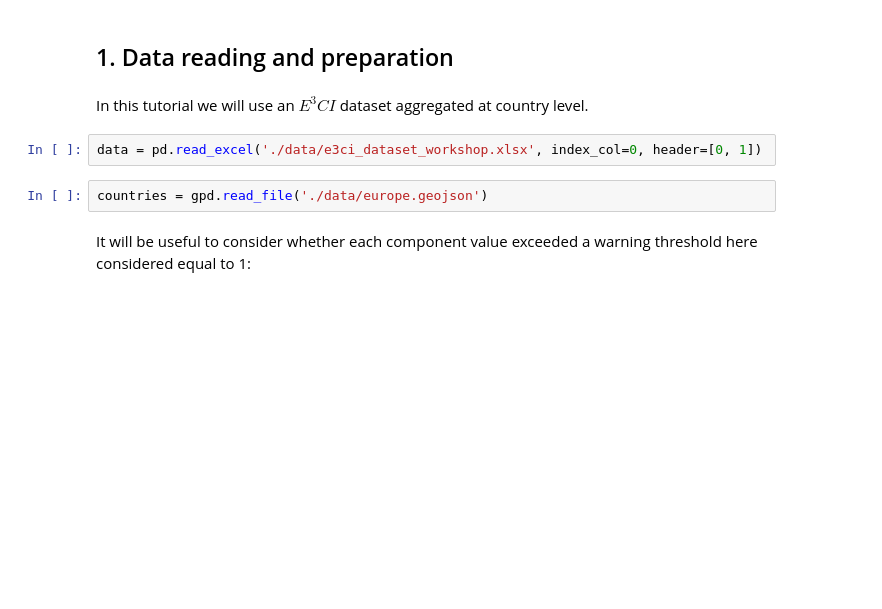
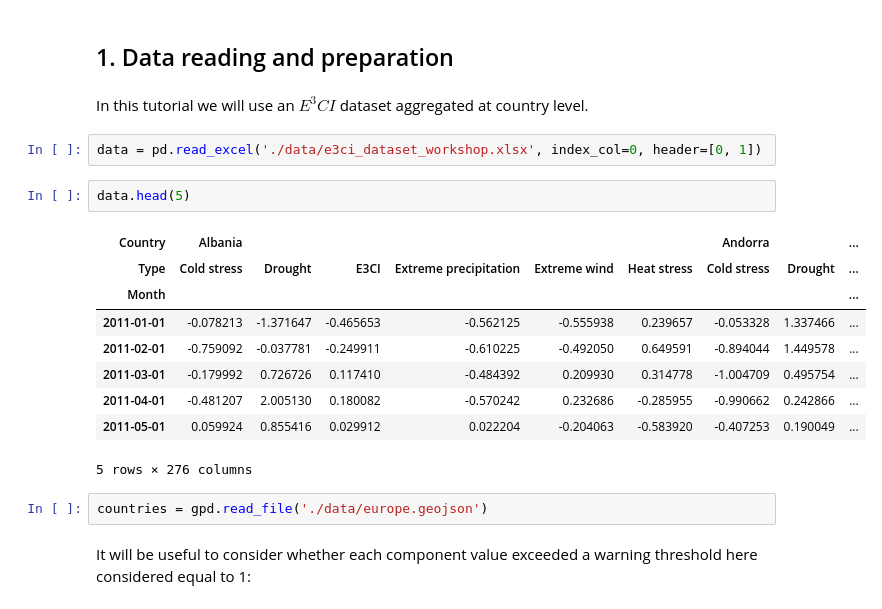
Before and after one commit to neivnova/mooc-machine-learning-weather-climate, a Jupyter notebook: tier_3/ocean_climate/e3ci/E3CI_Lab_pf.ipynb, the cells around one changed output. Saved outputs shown, nothing was run; the diff lists cells and outputs as text; blank space fills up the shorter version.

```diff
--- a/tier_3/ocean_climate/e3ci/E3CI_Lab_pf.ipynb
+++ b/tier_3/ocean_climate/e3ci/E3CI_Lab_pf.ipynb
@@ -90,6 +126,18 @@ warnings.filterwarnings('ignore')
 In this tutorial we will use an $E^3CI$ dataset aggregated at country level.
 # %%
 data = pd.read_excel('./data/e3ci_dataset_workshop.xlsx', index_col=0, header=[0, 1])
+# %%
+data.head(5)
+# %% [output]
+| Country | Albania |  |  |  |  |  | Andorra |  | ... |
+| Type | Cold stress | Drought | E3CI | Extreme precipitation | Extreme wind | Heat stress | Cold stress | Drought | ... |
+| Month |  |  |  |  |  |  |  |  | ... |
+| 2011-01-01 | -0.078213 | -1.371647 | -0.465653 | -0.562125 | -0.555938 | 0.239657 | -0.053328 | 1.337466 | ... |
+| 2011-02-01 | -0.759092 | -0.037781 | -0.249911 | -0.610225 | -0.492050 | 0.649591 | -0.894044 | 1.449578 | ... |
+| 2011-03-01 | -0.179992 | 0.726726 | 0.117410 | -0.484392 | 0.209930 | 0.314778 | -1.004709 | 0.495754 | ... |
+| 2011-04-01 | -0.481207 | 2.005130 | 0.180082 | -0.570242 | 0.232686 | -0.285955 | -0.990662 | 0.242866 | ... |
+| 2011-05-01 | 0.059924 | 0.855416 | 0.029912 | 0.022204 | -0.204063 | -0.583920 | -0.407253 | 0.190049 | ... |
+5 rows × 276 columns
 # %%
 countries = gpd.read_file('./data/europe.geojson')
 # %% [markdown]
```
Also changed, not shown: parts of 11 cells of this notebook.
